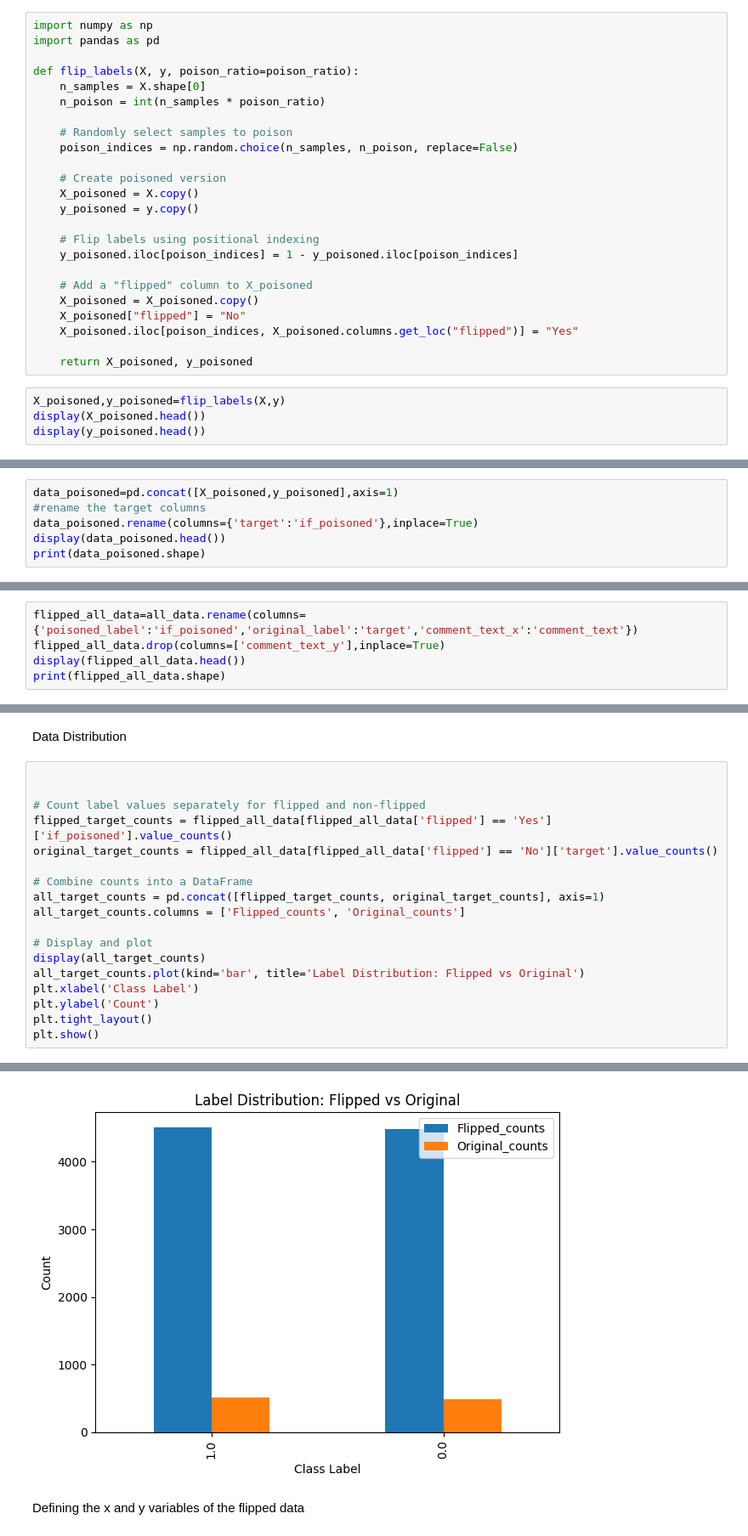
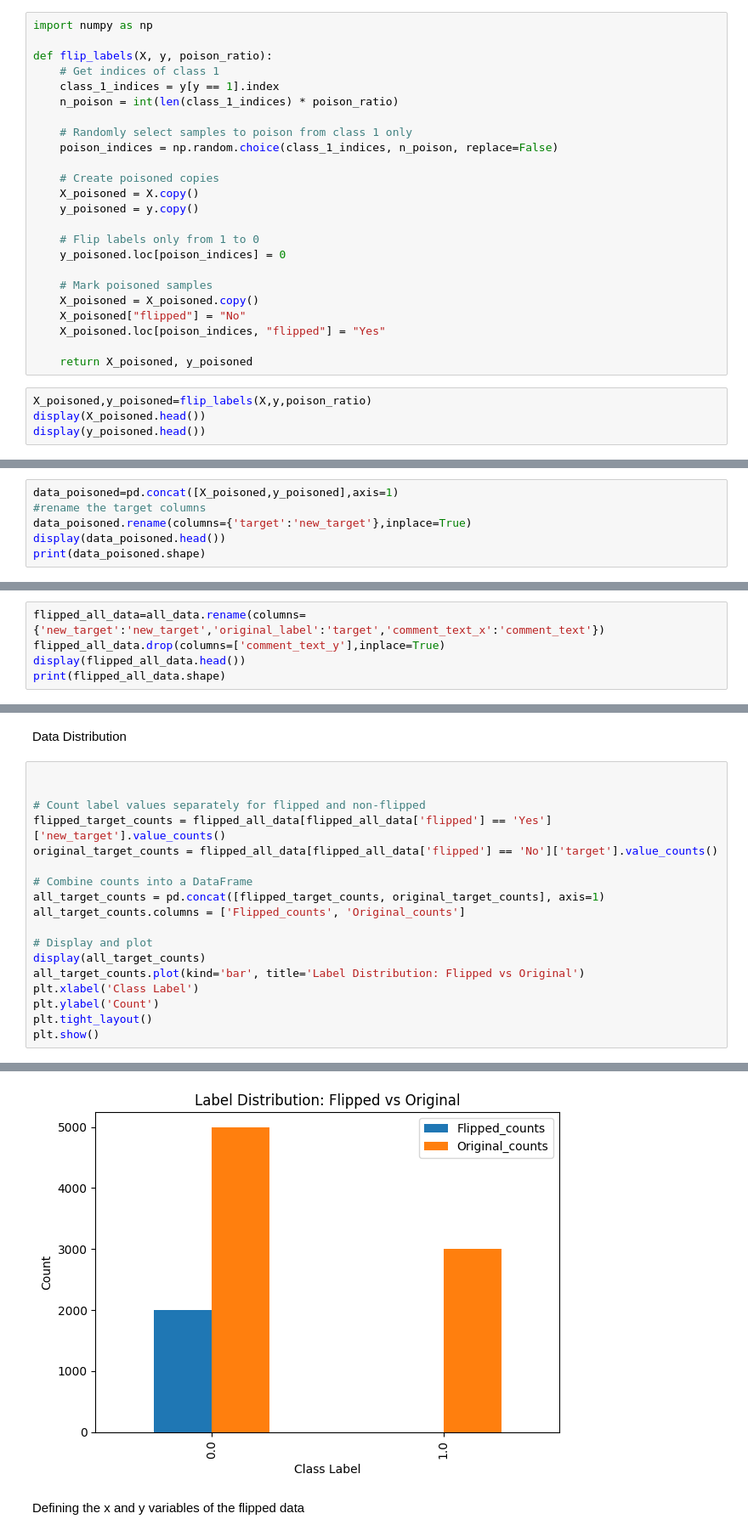
Before and after one commit to Houmamelte/Binary-classification-poisoning-, a Jupyter notebook: poisoning/availability_poisoning.ipynb, the cells around one changed output, grey strips where cells are left out. Shown: that part at 85% size. Cells and saved outputs as stored; diff of their text form.

Commit message:
1 label flip, 2 labels flip, solving problems

```diff
--- a/poisoning/availability_poisoning.ipynb
+++ b/poisoning/availability_poisoning.ipynb
@@ -55,30 +55,30 @@ X=toxic_comments.drop('target',axis=1)
 y=toxic_comments['target']
 # %%
 import numpy as np
-import pandas as pd
 
-def flip_labels(X, y, poison_ratio=poison_ratio):
-    n_samples = X.shape[0]
-    n_poison = int(n_samples * poison_ratio)
+def flip_labels(X, y, poison_ratio):
+    # Get indices of class 1
+    class_1_indices = y[y == 1].index
+    n_poison = int(len(class_1_indices) * poison_ratio)
 
-    # Randomly select samples to poison
-    poison_indices = np.random.choice(n_samples, n_poison, replace=False)
+    # Randomly select samples to poison from class 1 only
+    poison_indices = np.random.choice(class_1_indices, n_poison, replace=False)
 
-    # Create poisoned version
+    # Create poisoned copies
     X_poisoned = X.copy()
     y_poisoned = y.copy()
 
-    # Flip labels using positional indexing
-    y_poisoned.iloc[poison_indices] = 1 - y_poisoned.iloc[poison_indices]
+    # Flip labels only from 1 to 0
+    y_poisoned.loc[poison_indices] = 0
 
-    # Add a "flipped" column to X_poisoned
+    # Mark poisoned samples
     X_poisoned = X_poisoned.copy()
     X_poisoned["flipped"] = "No"
-    X_poisoned.iloc[poison_indices, X_poisoned.columns.get_loc("flipped")] = "Yes"
+    X_poisoned.loc[poison_indices, "flipped"] = "Yes"
 
     return X_poisoned, y_poisoned
 # %%
-X_poisoned,y_poisoned=flip_labels(X,y)
+X_poisoned,y_poisoned=flip_labels(X,y,poison_ratio)
 display(X_poisoned.head())
 display(y_poisoned.head())
 # %% [output]
@@ -97,7 +97,7 @@ Name: target, dtype: float64
 # %%
 data_poisoned=pd.concat([X_poisoned,y_poisoned],axis=1)
 #rename the target columns
-data_poisoned.rename(columns={'target':'if_poisoned'},inplace=True)
+data_poisoned.rename(columns={'target':'new_target'},inplace=True)
 display(data_poisoned.head())
 print(data_poisoned.shape)
 # %% [output]
@@ -140,7 +140,7 @@ display(flipped_labels)
 # %% [markdown]
 The total row count flipped is 999 rows
 # %%
-flipped_all_data=all_data.rename(columns={'poisoned_label':'if_poisoned','original_label':'target','comment_text_x':'comment_text'})
+flipped_all_data=all_data.rename(columns={'new_target':'new_target','original_label':'target','comment_text_x':'comment_text'})
 flipped_all_data.drop(columns=['comment_text_y'],inplace=True)
 display(flipped_all_data.head())
 print(flipped_all_data.shape)
@@ -164,7 +164,7 @@ Data Distribution
 
 
 # Count label values separately for flipped and non-flipped
-flipped_target_counts = flipped_all_data[flipped_all_data['flipped'] == 'Yes']['if_poisoned'].value_counts()
+flipped_target_counts = flipped_all_data[flipped_all_data['flipped'] == 'Yes']['new_target'].value_counts()
 original_target_counts = flipped_all_data[flipped_all_data['flipped'] == 'No']['target'].value_counts()
 
 # Combine counts into a DataFrame
@@ -185,4 +185,4 @@ plt.show()
-[figure, old version]
+[figure, new version]
 # %% [markdown]
 Defining the x and y variables of the flipped data
 # %%
```
Also changed, not shown: parts of 13 cells of this notebook, 27 other files.
